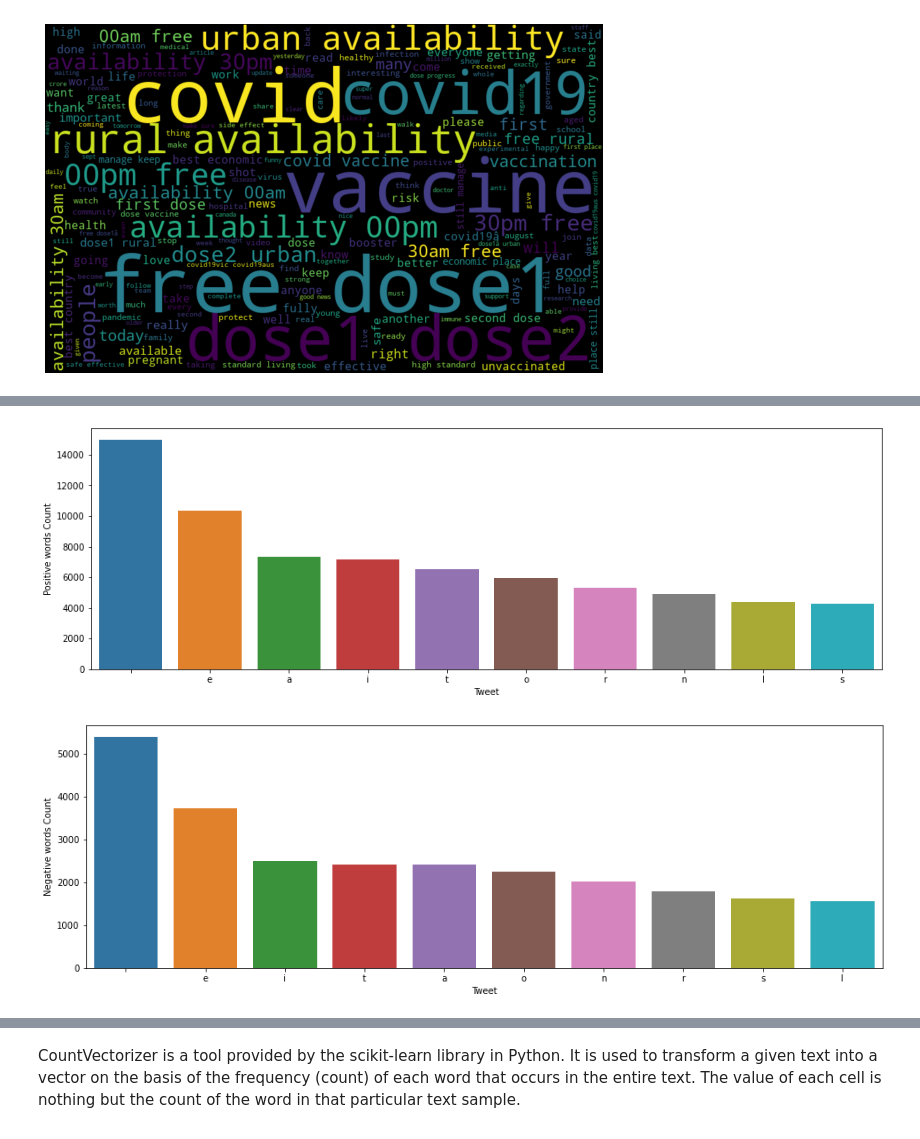
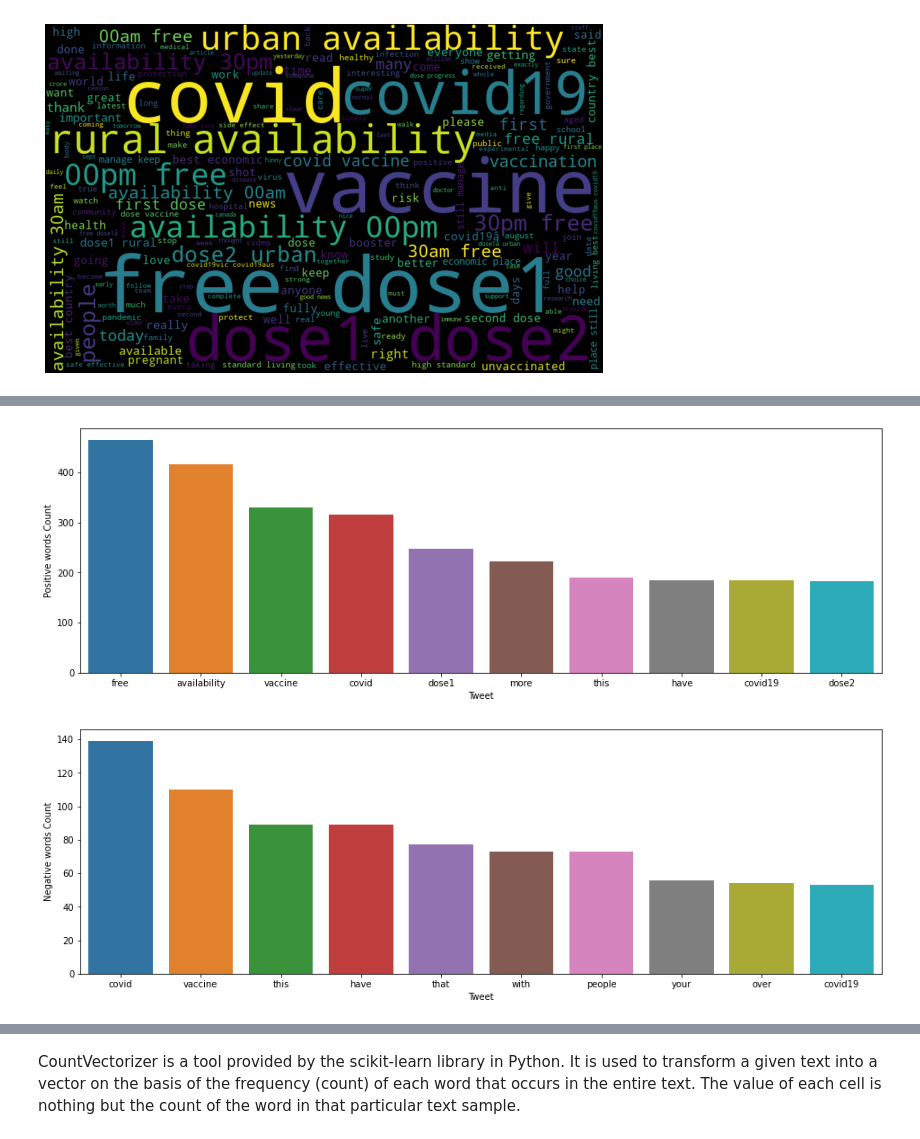
Before and after one commit to GManage/Twitter-COVID-19-Sentiment-Analysis, a Jupyter notebook: 03.Machine_Learning/TweetText_ClassificationAnd_MNB_model.ipynb, the cells around one changed output, grey strips where cells are left out. Drawn from its saved outputs; the diff is of its cells as text; code cells hidden in the pictures.

```diff
--- a/03.Machine_Learning/TweetText_ClassificationAnd_MNB_model.ipynb
+++ b/03.Machine_Learning/TweetText_ClassificationAnd_MNB_model.ipynb
@@ -208,3 +199,9 @@ plt.axis('off')
 plt.show()
 # %% [output]
 [figure]
+# %%
+import itertools
+import collections
+#count the most words shown up in pos_words
+count_pos = collections.Counter(pos_words.split())
+count_pos.most_common(15)
@@ -211,18 +262,18 @@ plt.show()
 # %%
 import seaborn as sns
-a = nltk.FreqDist(pos_words)
+a = nltk.FreqDist(count_pos)
 d = pd.DataFrame({'Tweet': list(a.keys()),
                   'Count': list(a.values())})
 # selecting top 10 most frequent words
 d = d.nlargest(columns="Count", n = 10)
 plt.figure(figsize=(16,5))
 ax = sns.barplot(data=d, x= "Tweet", y = "Count")
 ax.set(ylabel = 'Positive words Count')
 plt.show()
 # %% [output]
-[figure, old version]
+[figure, new version]
 # %%
-b = nltk.FreqDist(neg_words)
+b = nltk.FreqDist(count_neg)
 e = pd.DataFrame({'Tweet': list(b.keys()),
                   'Count': list(b.values())})
 # selecting top 10 most frequent words
@@ -232,7 +283,7 @@ ax = sns.barplot(data=e, x= "Tweet", y = "Count")
 ax.set(ylabel = 'Negative words Count')
 plt.show()
 # %% [output]
-[figure, old version]
+[figure, new version]
 # %%
 #tweet text cleaning option 2:
 def clean_tweet(temp):
```
Also changed, not shown: parts of 32 cells of this notebook.
